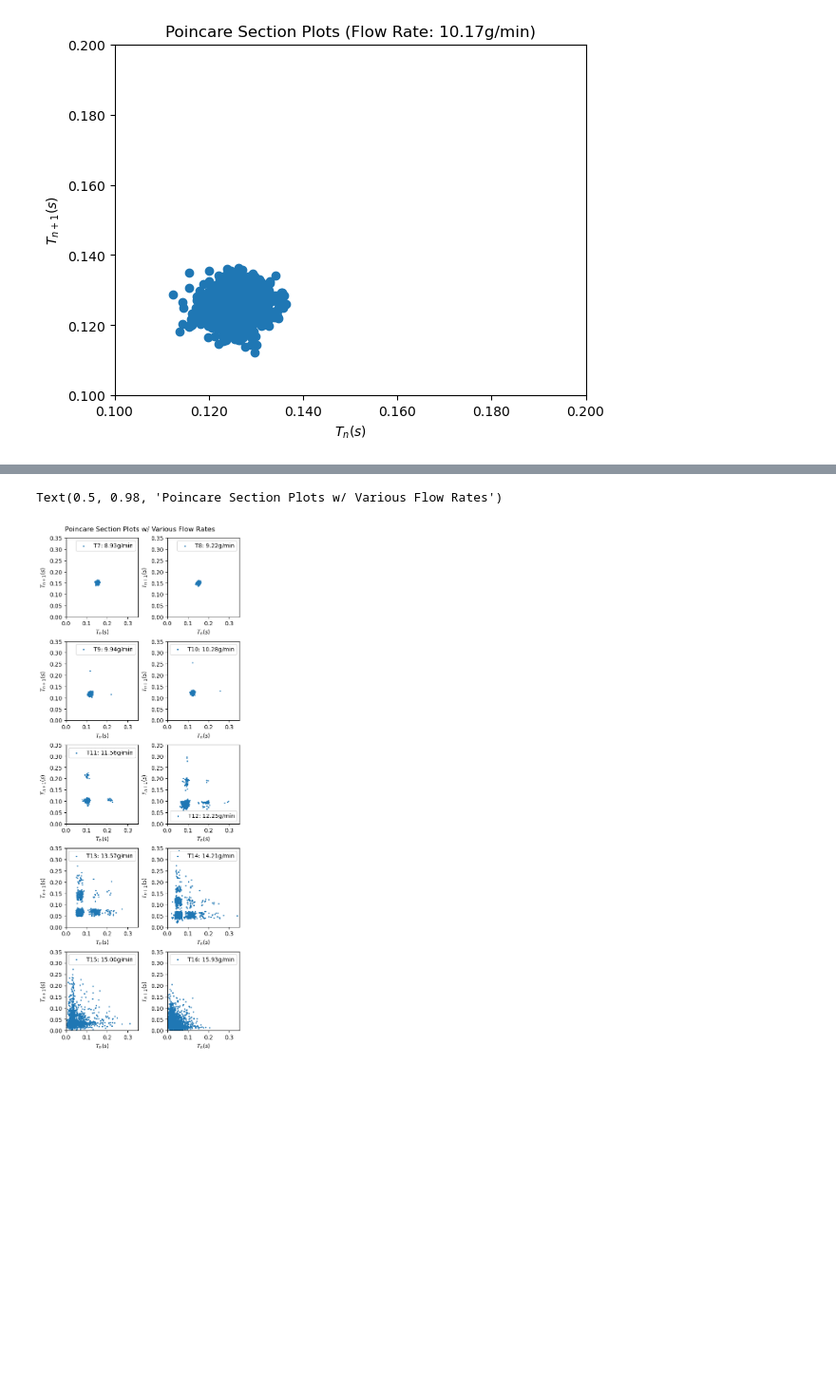
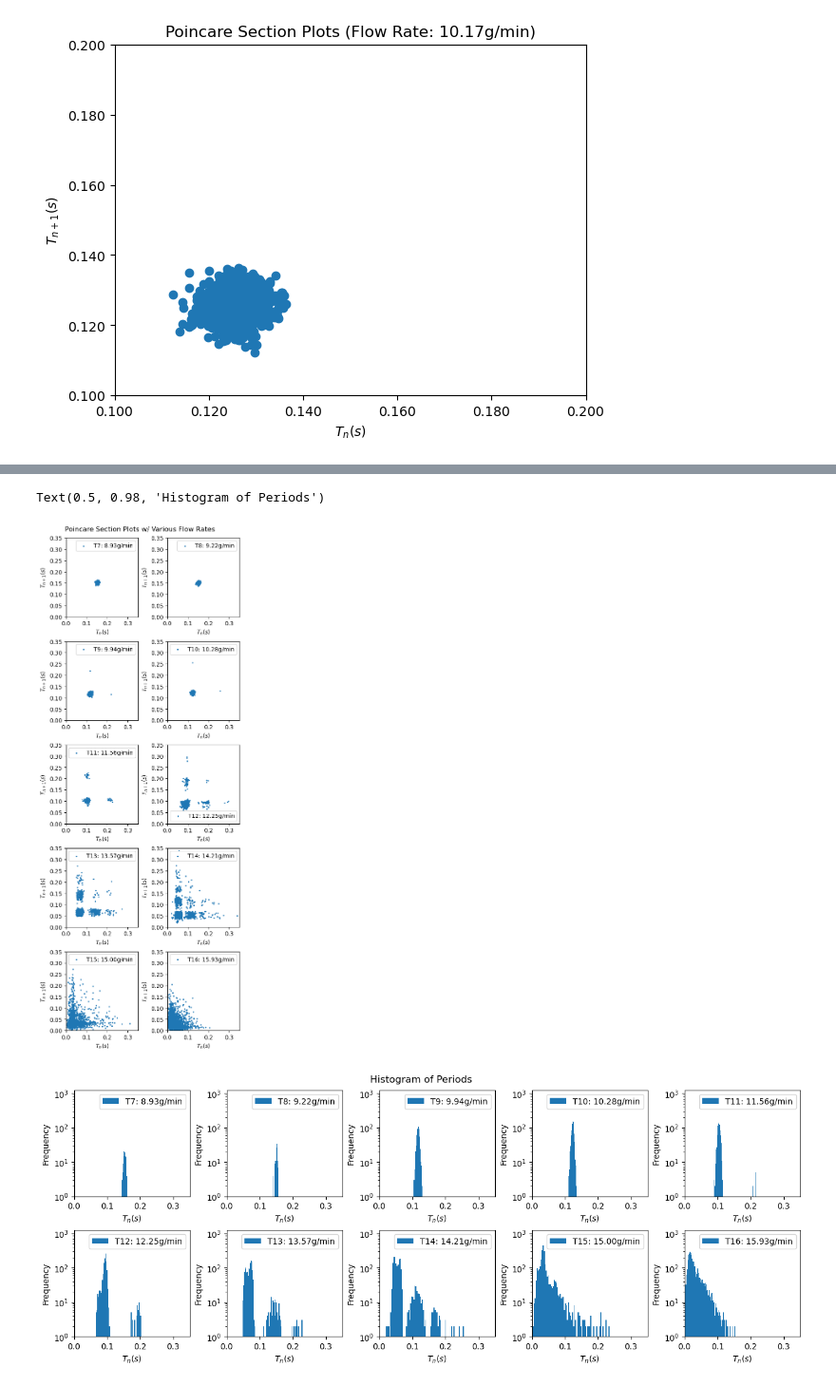
Before and after one commit to ryanznie/adlab-experiments, a Jupyter notebook: chaos/chaos_analysis.ipynb, the cells around one changed output, grey strips where cells are left out. Shown at 95% size. Saved outputs shown, nothing was run; the diff lists cells and outputs as text; code cells hidden in the pictures; blank space fills up the shorter version.

Commit message:
histogram of periods

```diff
--- a/chaos/chaos_analysis.ipynb
+++ b/chaos/chaos_analysis.ipynb
@@ -176,7 +176,7 @@ def analysis(file, fr, freq=10000, mute_period=False, plot=True, return_vals=Fal
         ax.set_ylim(ylim,yzoom)
 
     if return_vals:
-        return periods[0:-1], periods[1:], fr
+        return periods, periods[0:-1], periods[1:], fr
 # %% [markdown]
 ## Sample Runs
 # %%
@@ -309,38 +309,51 @@ data = [
 
 assert(len(data)%2 == 0)
 fig = plt.figure(figsize=(5,13), layout='constrained')
+fig1 = plt.figure(figsize=(13,5), layout='constrained')
 gs = gridspec.GridSpec(len(data)//2, 2, figure=fig)
+gs1 = gridspec.GridSpec(2, len(data)//2, figure=fig1)
 
 for idx, (file, fr_sec) in enumerate(data):
-    pt0, pt1, flow_rate = analysis(file, fr=fr_sec*60, mute_period=True, return_vals=True, plot=False)
+    pt, pt0, pt1, flow_rate = analysis(file, fr=fr_sec*60, mute_period=True, return_vals=True, plot=False)
     trial_num = re.findall(r'\d+', file)[-1]
 
     ax = fig.add_subplot(gs[idx])
     ax.set_xlim([0.0, 0.35])
     ax.set_ylim([0.0, 0.35])
     ax.set_xlabel('$T_{n} (s)$')
     ax.set_ylabel('$T_{n+1} (s)$')
     ax.scatter(pt0, pt1, label=f'T{trial_num}: {flow_rate:.2f}g/min', s=2)
     ax.legend()
 
+    ax1 = fig1.add_subplot(gs1[idx])
+    ax1.set_xlim([0.0, 0.35])
+    ax1.set_ylim([10**0, 10**3.1])
+    ax1.set_xlabel('$T_{n} (s)$')
+    ax1.set_ylabel('Frequency')
+
+    ax1.hist(pt, log=True, bins=100, label=f'T{trial_num}: {flow_rate:.2f}g/min')
+    ax1.legend()
+
 fig.suptitle('Poincare Section Plots w/ Various Flow Rates')
+fig1.suptitle('Histogram of Periods')
 # %% [output]
 [d7.txt]: Initial unique values of sensors
     Sensor 1: [5 0 3 4 2 1]
     Sensor 2: [5 0 4 2 3 1]
 Transformation: nonzero -> 1
     Sensor 1: [1 0]
     Sensor 2: [1 0]
 Transformation: Switch 0s and 1s
     Sensor 1: [0 1]
     Sensor 2: [0 1]
 ----------------------------------------------
 [d8.txt]: Initial unique values of sensors
     Sensor 1: [5 0 4 3 2 1]
 ... (84 lines left out)
 Transformation: Switch 0s and 1s
     Sensor 1: [0 1]
     Sensor 2: [0 1]
 ----------------------------------------------
-Text(0.5, 0.98, 'Poincare Section Plots w/ Various Flow Rates')
+Text(0.5, 0.98, 'Histogram of Periods')
 [figure]
+[figure, added]
```
